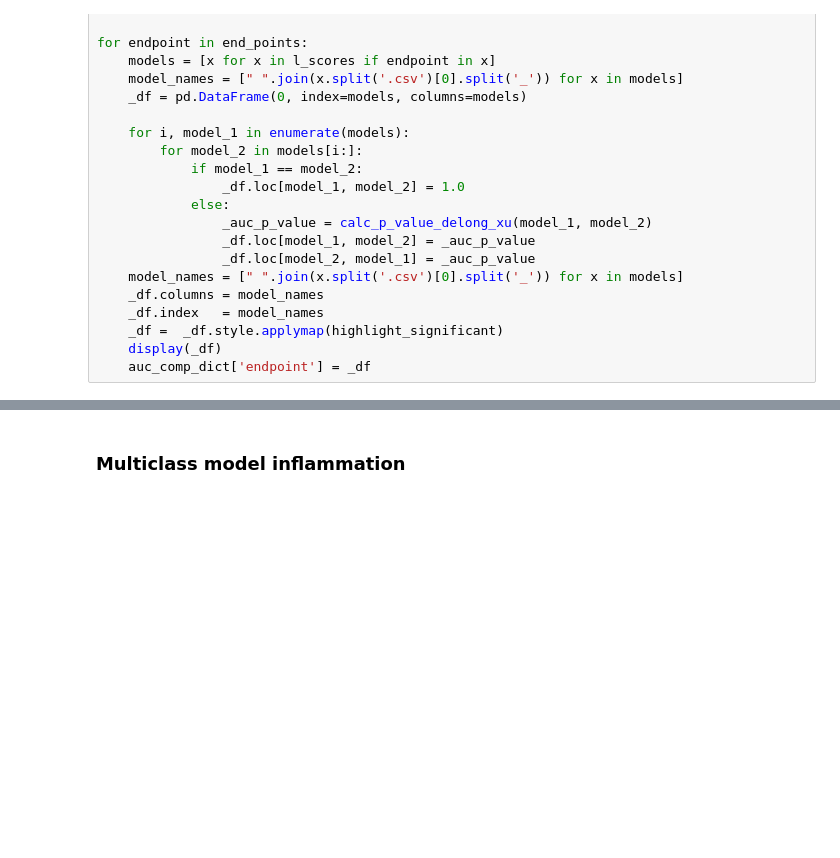
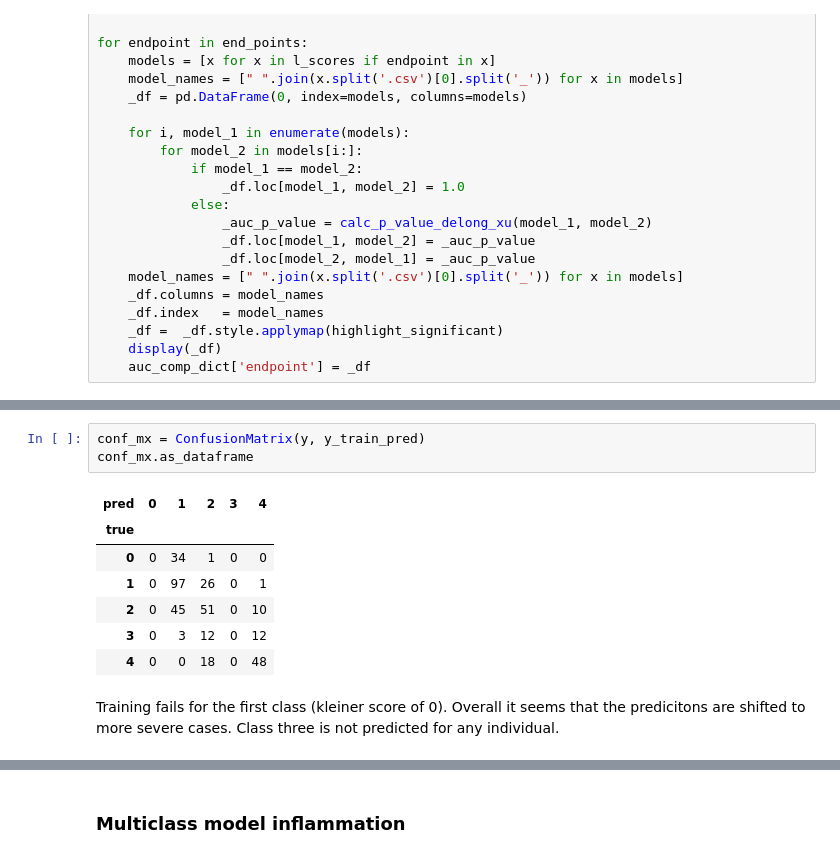
Before and after one commit to llniu/ALD-study, a Jupyter notebook: ald_analysis_hw.ipynb, the cells around one changed output, grey strips where cells are left out. Drawn from its saved outputs; the diff is of its cells as text; blank space fills up the shorter version.

```diff
--- a/ald_analysis_hw.ipynb
+++ b/ald_analysis_hw.ipynb
@@ -2837,0 +2555,13 @@ for endpoint in end_points:
+# %%
+conf_mx = ConfusionMatrix(y, y_train_pred)
+conf_mx.as_dataframe
+# %% [output]
+| pred | 0 | 1 | 2 | 3 | 4 |
+| true |  |  |  |  |  |
+| 0 | 0 | 34 | 1 | 0 | 0 |
+| 1 | 0 | 97 | 26 | 0 | 1 |
+| 2 | 0 | 45 | 51 | 0 | 10 |
+| 3 | 0 | 3 | 12 | 0 | 12 |
+| 4 | 0 | 0 | 18 | 0 | 48 |
+# %% [markdown]
+Training fails for the first class (kleiner score of 0). Overall it seems that the predicitons are shifted to more severe cases. Class three is not predicted for any individual.
```
Also changed, not shown: parts of 53 cells of this notebook, 1 other file.
